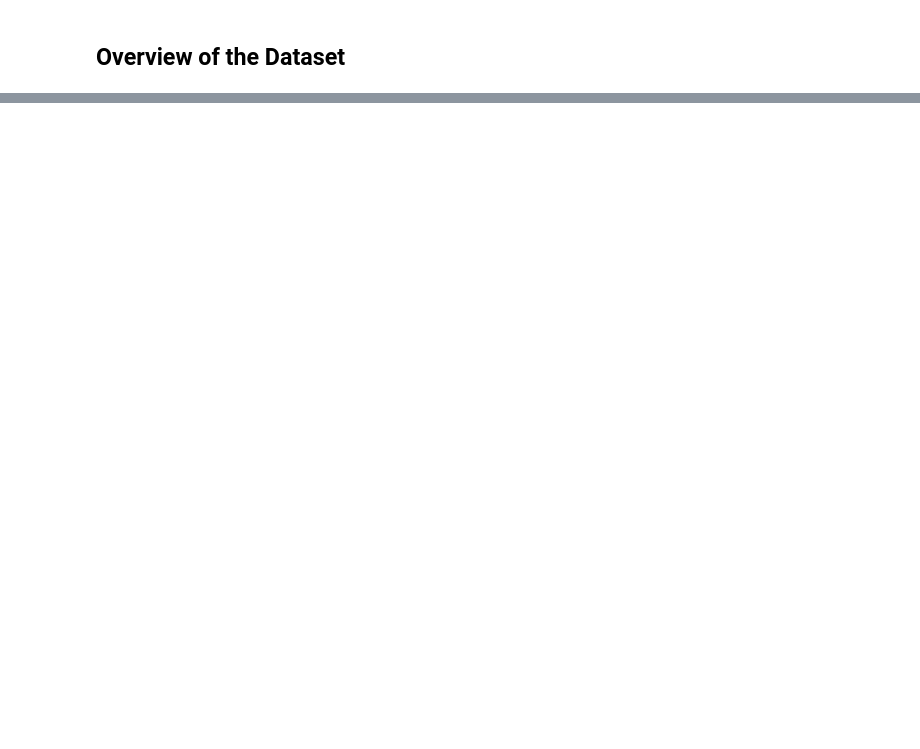
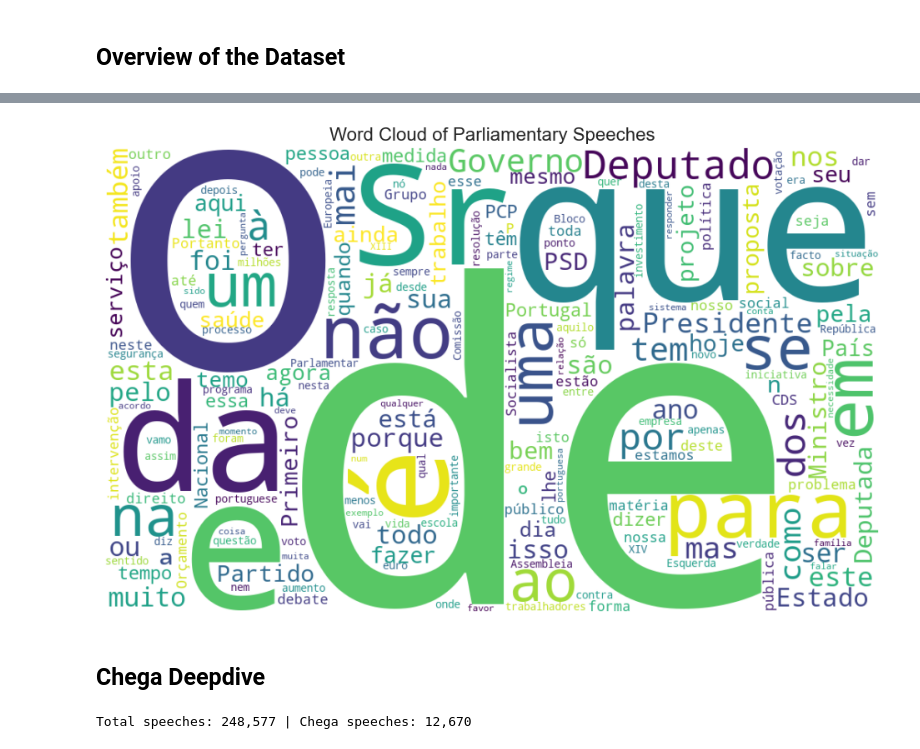
Before and after one commit to elisaonder/master-thesis, a Jupyter notebook: first_approach.ipynb, the cells around one changed output, grey strips where cells are left out. Saved outputs shown, nothing was run; the diff lists cells and outputs as text; code cells hidden in the pictures; blank space fills up the shorter version.

```diff
--- a/first_approach.ipynb
+++ b/first_approach.ipynb
@@ -207,0 +322,35 @@ plt.show()
+# %%
+from wordcloud import WordCloud
+
+text_all = " ".join(df['text'].dropna().sample(5000, random_state=42))  # sample to save memory
+wc = WordCloud(width=1000, height=600, background_color="white", collocations=False).generate(text_all)
+
+plt.figure(figsize=(12,8))
+plt.imshow(wc, interpolation="bilinear")
+plt.axis("off")
+plt.title("Word Cloud of Parliamentary Speeches", fontsize=16)
+plt.show()
+# %% [output]
+[figure, added]
+# %% [markdown]
+## Chega Deepdive
+# %%
+sns.set(style="whitegrid", context="talk")
+
+# Minutes ≈ words / 150 (speech rate)
+if 'minutes' not in df.columns:
+    df['minutes'] = df['word_count'] / 150.0
+
+# Clean year for sorting
+df['year_num'] = pd.to_numeric(df['year'], errors='coerce')
+
+# Robust Chega filter (party_id or party_name can be '#CH' / 'CH' / 'Chega')
+is_ch = (
+    df['party_id'].str.upper().str.contains('CH', na=False) |
+    df['party_name'].str.upper().str.contains('CHEGA|^#CH$', na=False)
+)
+ch = df[is_ch].copy()
+
+print(f"Total speeches: {len(df):,} | Chega speeches: {len(ch):,}")
+# %% [output]
+Total speeches: 248,577 | Chega speeches: 12,670
```
Also changed, not shown: parts of 16 cells of this notebook.
